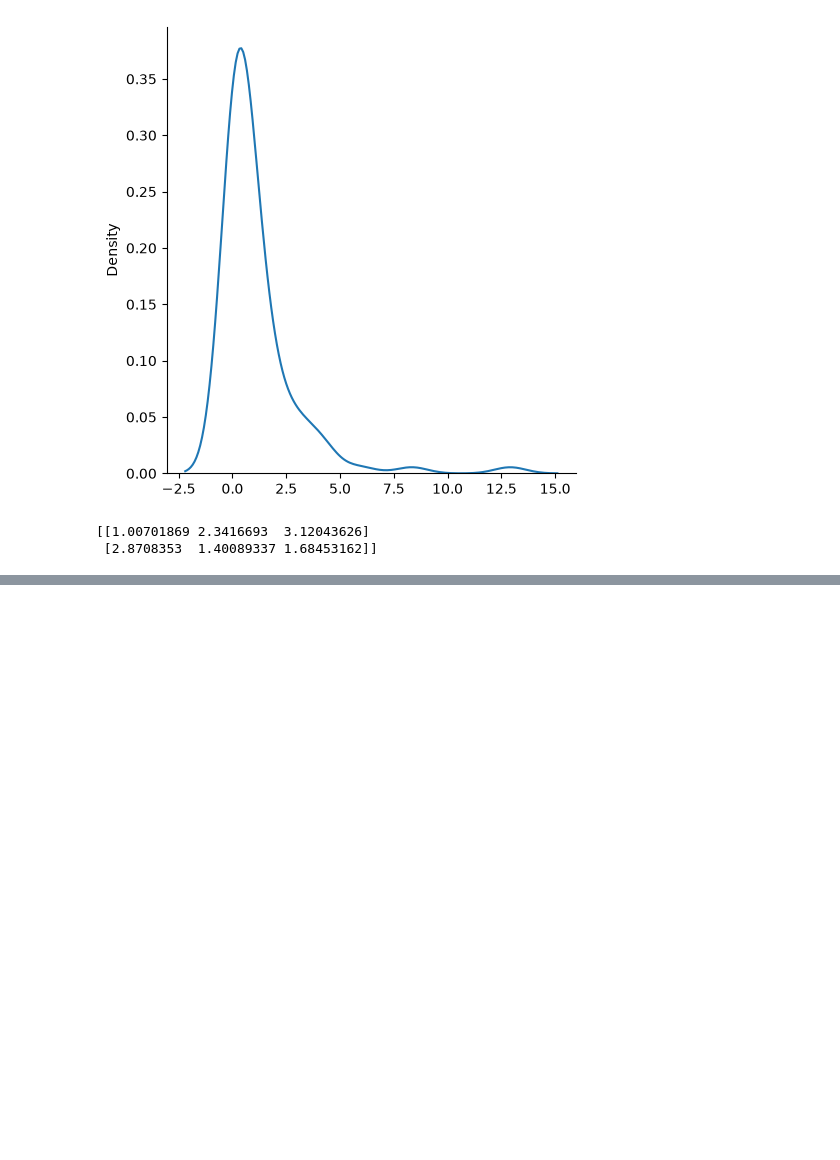
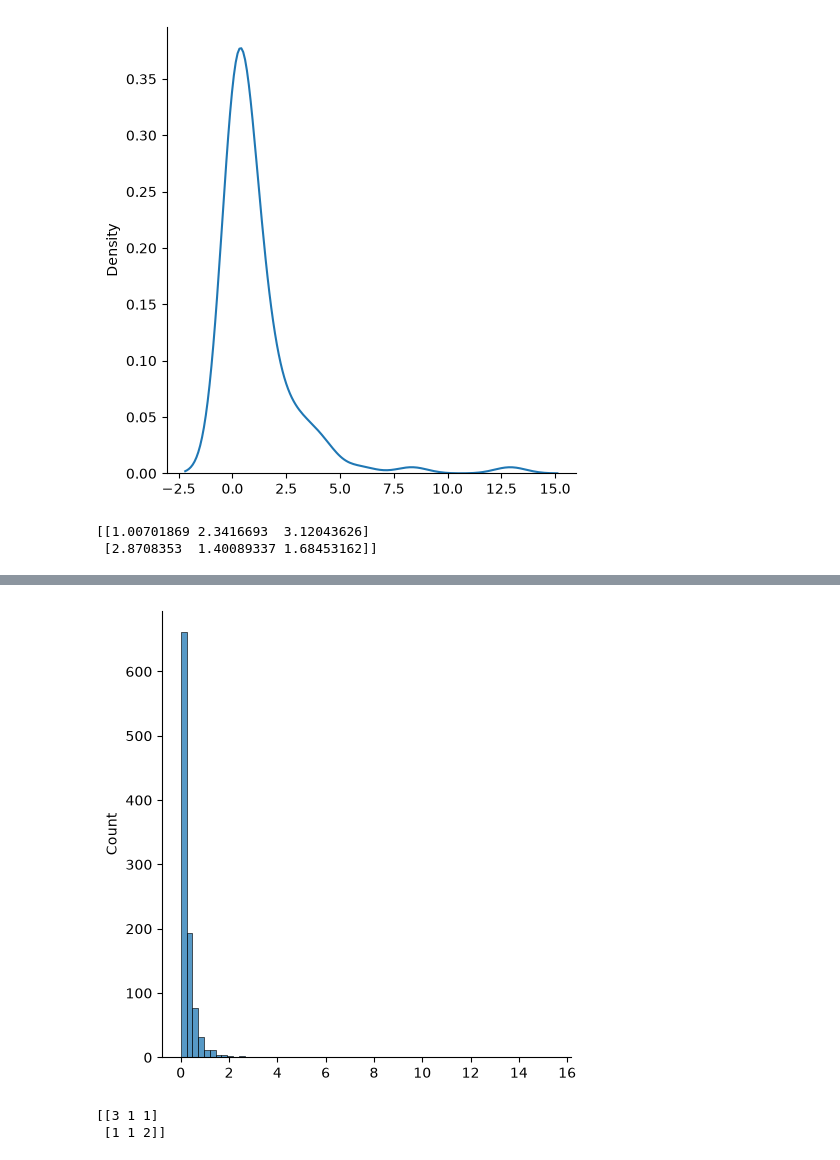
Before and after one commit to SystemByZ/ostad-data-science-course, a Jupyter notebook: module-05/numpy_tutorial.ipynb, the cells around one changed output, grey strips where cells are left out. Saved outputs shown, nothing was run; the diff lists cells and outputs as text; code cells hidden in the pictures; blank space fills up the shorter version.

```diff
--- a/module-05/numpy_tutorial.ipynb
+++ b/module-05/numpy_tutorial.ipynb
@@ -1210,0 +1249,17 @@ print(x)
+# %%
+from numpy import random
+import matplotlib.pyplot as plt
+import seaborn as sns
+
+sns.displot(random.pareto(a=5, size=1000))
+
+plt.show()
+# %% [output]
+[figure, added]
+# %%
+from numpy import random
+x = random.zipf(a=2,size=(2,3))
+print(x)
+# %% [output]
+[[3 1 1]
+ [1 1 2]]
```
Also changed, not shown: parts of 4 cells of this notebook.
